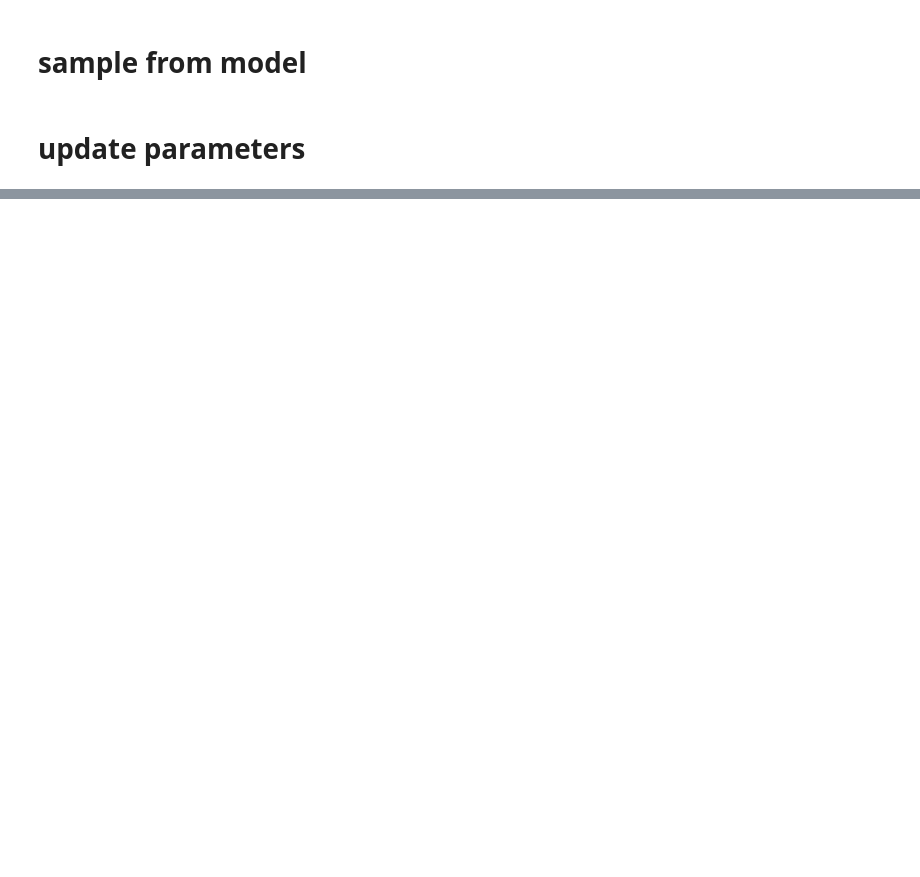
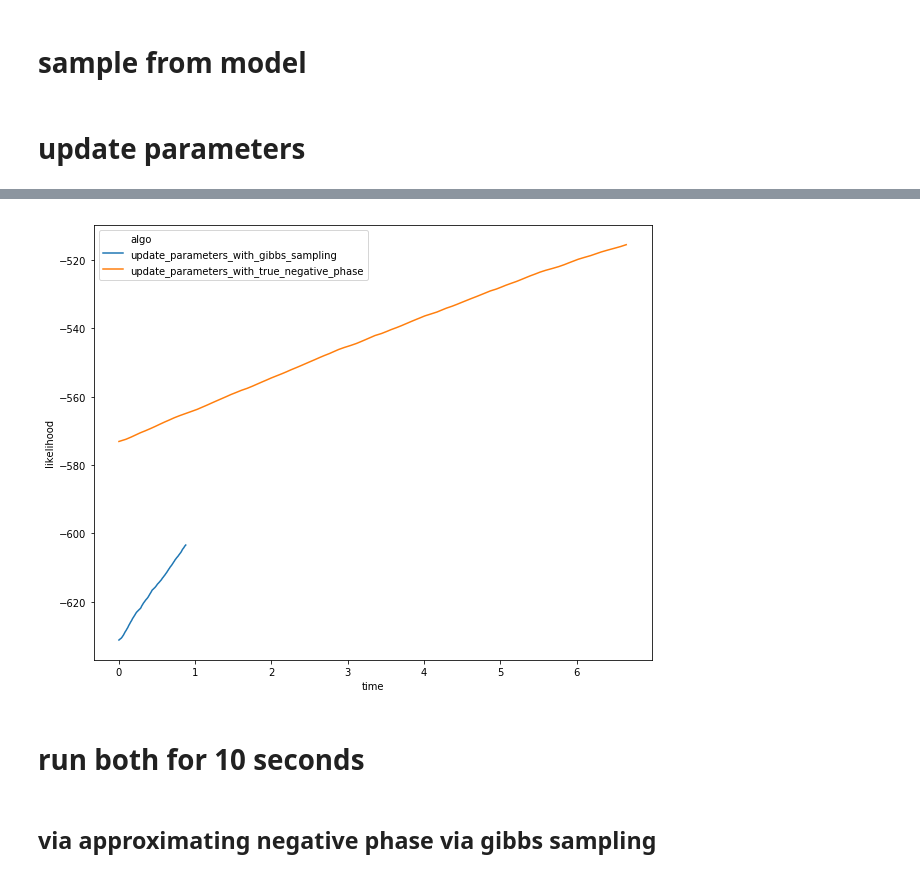
Before and after one commit to cavaunpeu/boltzmann-machines, a Jupyter notebook: boltzmann-machines.ipynb, the cells around one changed output, grey strips where cells are left out. Cells and saved outputs as stored; diff of their text form; code cells hidden in the pictures; blank space fills up the shorter version.

```diff
--- a/boltzmann-machines.ipynb
+++ b/boltzmann-machines.ipynb
@@ -133,0 +237,9 @@ def update_parameters(weights=weights, biases=biases):
+# %%
+plt.figure(figsize=(10, 8))
+ax = sns.lineplot(x="time", y="likelihood", hue="algo", legend='brief', data=df)
+# %% [output]
+[figure, added]
+# %% [markdown]
+# run both for 10 seconds
+# %% [markdown]
+## via approximating negative phase via gibbs sampling
```
Also changed, not shown: parts of 45 cells of this notebook.
